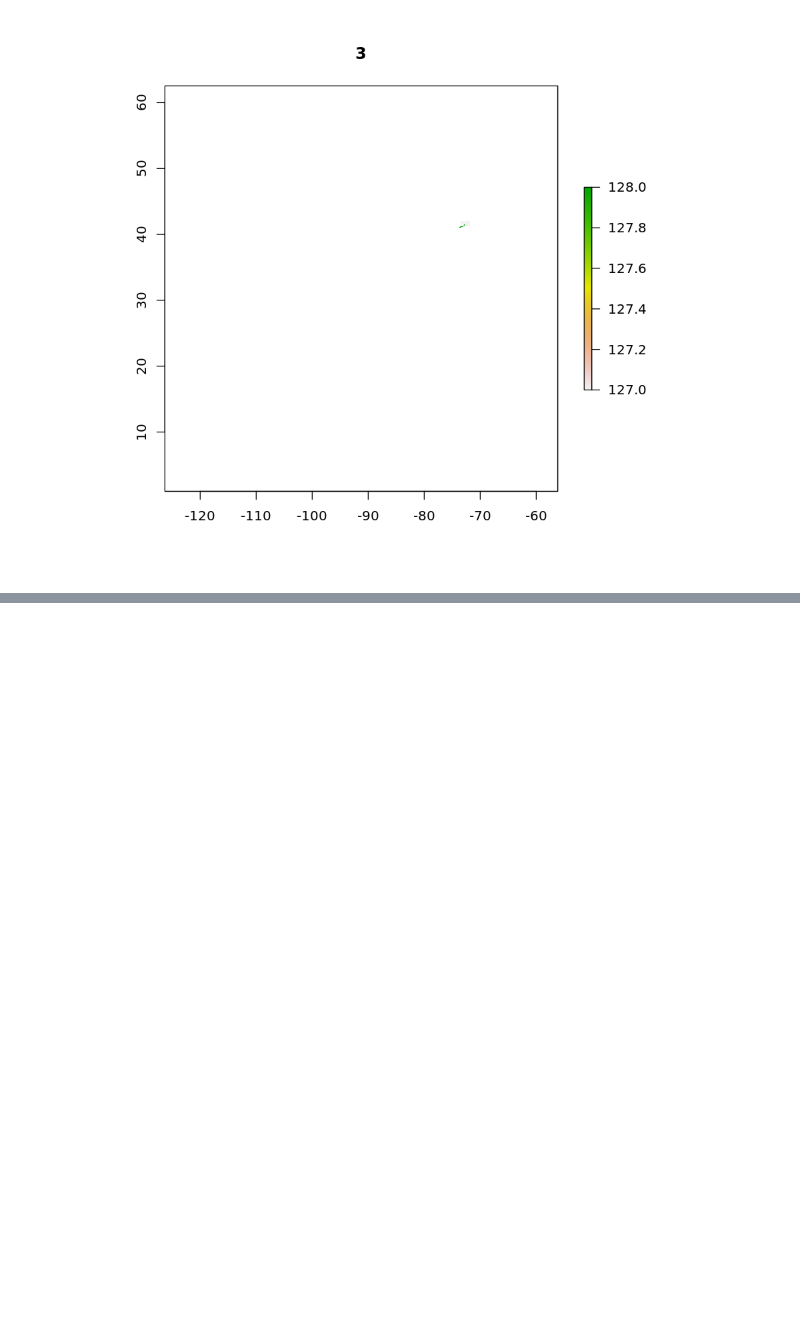
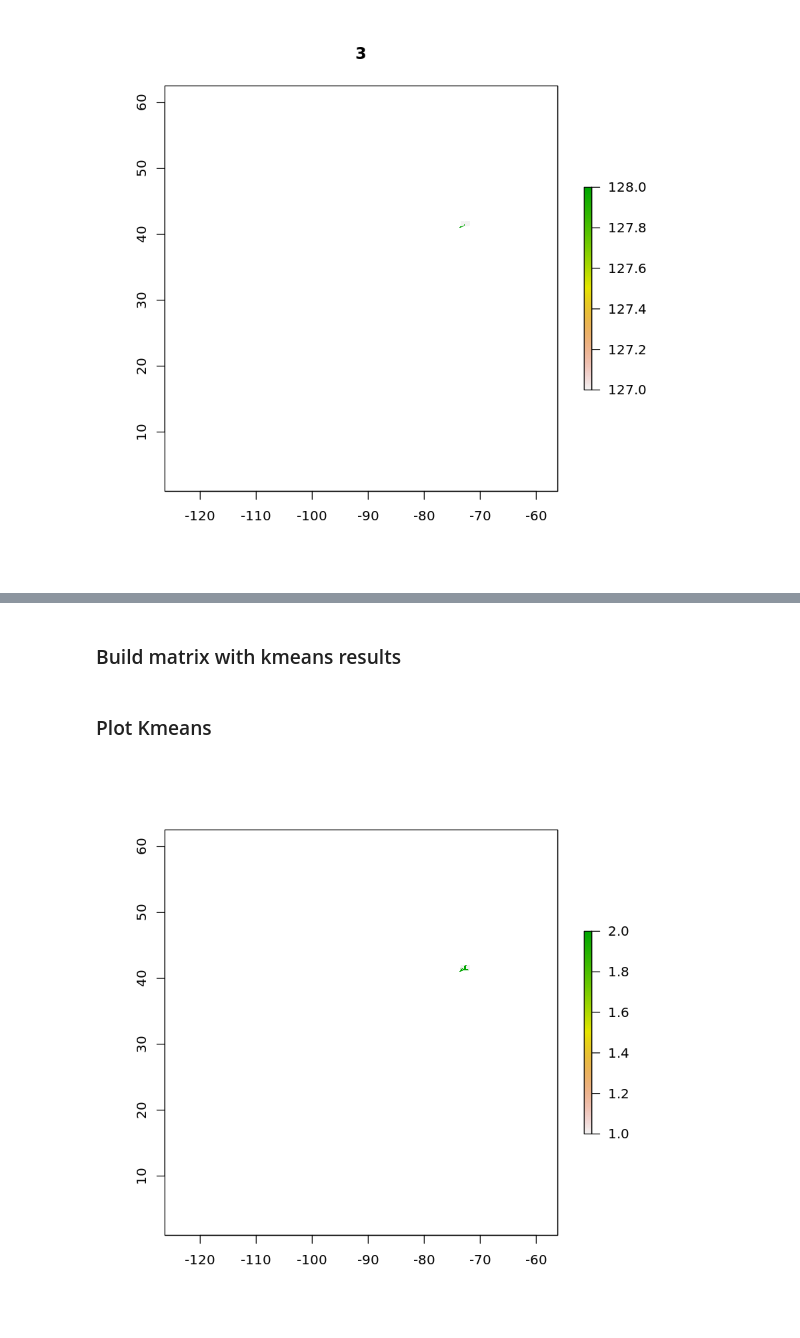
Before and after one commit to phenology/infrastructure, a Jupyter notebook: applications/notebooks/romulo/co_clustering_R_local.ipynb, the cells around one changed output, grey strips where cells are left out. Cells and saved outputs as stored; diff of their text form; code cells hidden in the pictures; blank space fills up the shorter version.

```diff
--- a/applications/notebooks/romulo/co_clustering_R_local.ipynb
+++ b/applications/notebooks/romulo/co_clustering_R_local.ipynb
@@ -359,0 +386,27 @@ for (col_clus_ID in (1:col_clus_num)){
+# %% [markdown]
+### Build matrix with kmeans results
+# %%
+kmeans_vector = array(, dim(Z)[1])
+
+for (row_clus_ID in (1:row_clus_num)) {
+    #Set to cluster_ID
+    cells_to_set <- rFrame[rFrame$row_clus == row_clus_ID,]$cell
+
+    #Set to centroid value
+    #
+
+    kmeans_vector[cells_to_set] = cl$cluster[row_clus_ID]
+}
+# %% [markdown]
+### Plot Kmeans
+# %%
+res <- rep(NA, ncell(mask))
+res[Zindex] = kmeans_vector
+mat <- matrix(res, nrow(mask), ncol(mask))
+raster <- raster(mat)
+projection(raster) <- projection(mask)
+extent(raster) <- extent(mask)
+res(raster) <- res(mask)
+plot(raster)
+# %% [output]
+[figure, added]
```
Also changed, not shown: parts of 2 cells of this notebook.
